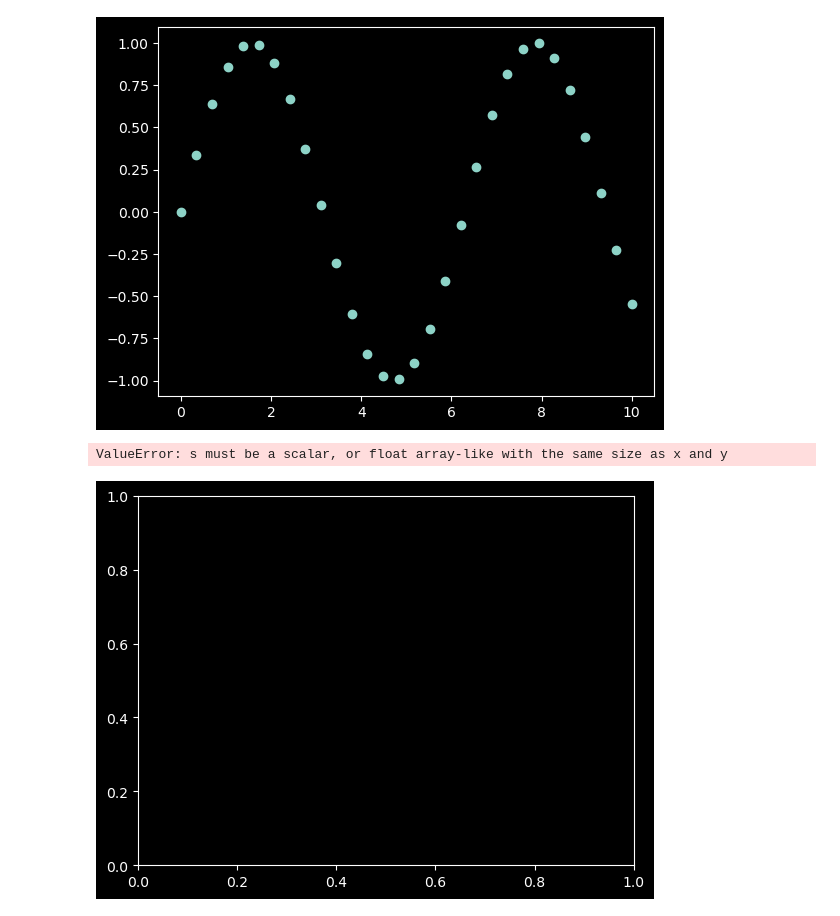
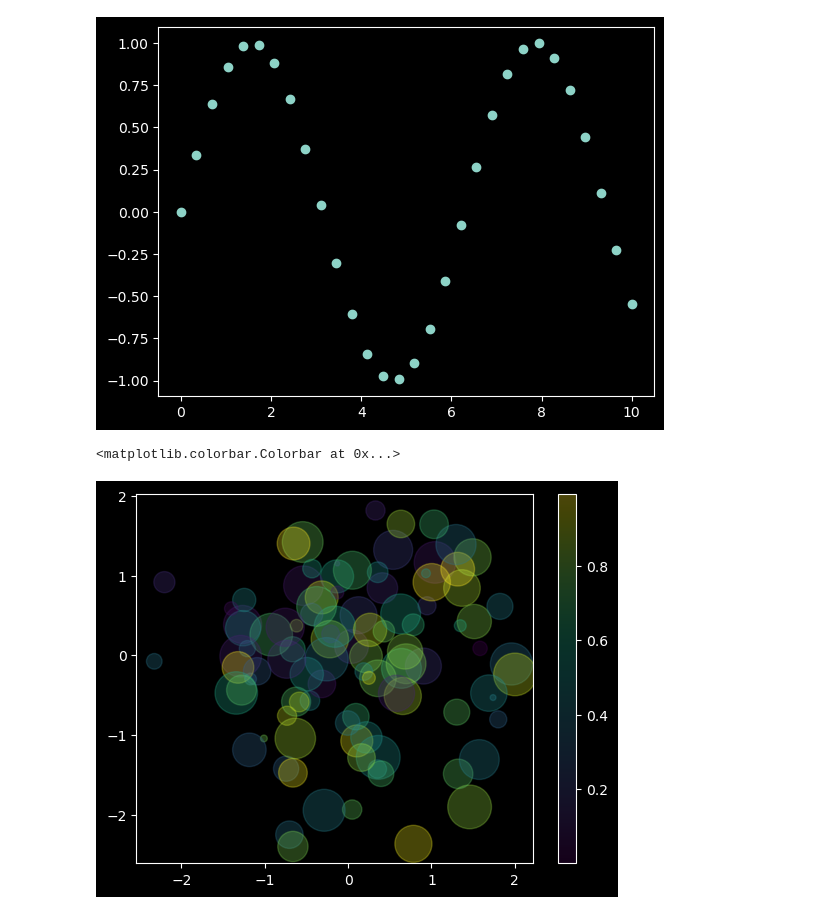
Before and after one commit to Venux09/Data_science_handbook_study, a Jupyter notebook: Matplotlib-data_science_handbook/simple_sample_plots.ipynb, the cells around one changed output. Drawn from its saved outputs; the diff is of its cells as text; code cells hidden in the pictures.

Commit message:
add : scattering and plotting the data

```diff
--- a/Matplotlib-data_science_handbook/simple_sample_plots.ipynb
+++ b/Matplotlib-data_science_handbook/simple_sample_plots.ipynb
@@ -49,16 +49,16 @@ plt.scatter(x,y,marker = 'o')
 # %%
 #Random plots with many colors and randomm sizes
 rng = np.random.default_rng(0)
-x = rng.normal(100)
+x = rng.normal(size =100)
 
-y = rng.normal(100)
+y = rng.normal(size = 100)
 
 colors = rng.random(100)
 
 sizes = 1000*rng.random(100)
 
 plt.scatter(x,y,c= colors, s= sizes , alpha = 0.3)
 plt.colorbar()
 # %% [output]
-ValueError: s must be a scalar, or float array-like with the same size as x and y
+<matplotlib.colorbar.Colorbar at 0x...>
-[figure, old version]
+[figure, new version]
```
Also changed, not shown: parts of 4 cells of this notebook, 1 other file.
